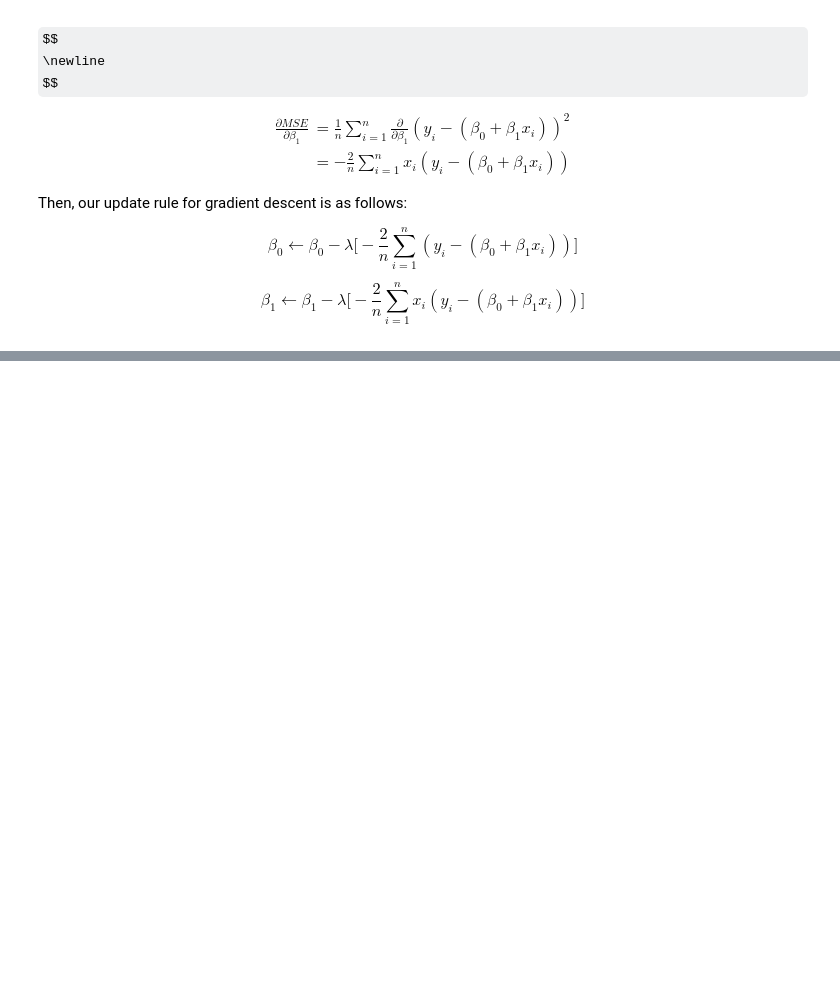
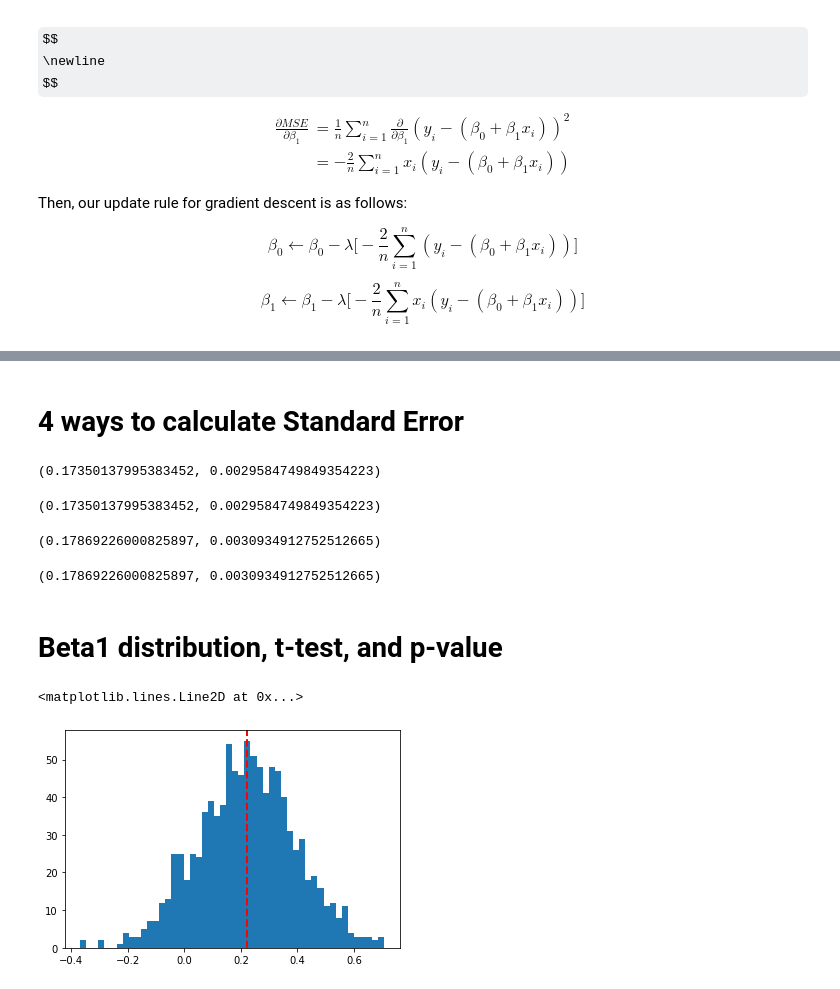
Before and after one commit to RobRoyce/DataScienceFundamentals, a Jupyter notebook: Linear Regression.ipynb, the cells around one changed output, grey strips where cells are left out. Cells and saved outputs as stored; diff of their text form; code cells hidden in the pictures; some formulas as TeX source; blank space fills up the shorter version.

```diff
--- a/Linear Regression.ipynb
+++ b/Linear Regression.ipynb
@@ -79,0 +126,32 @@ y = x + 2 * np.random.randn(len(x))
+# %% [markdown]
+# 4 ways to calculate Standard Error
+# %%
+np.sqrt(np.var(beta0)), np.sqrt(np.var(beta1))
+# %% [output]
+(0.17350137995383452, 0.0029584749849354223)
+# %%
+np.std(beta0), np.std(beta1)
+# %% [output]
+(0.17350137995383452, 0.0029584749849354223)
+# %%
+sigma = np.sqrt(len(x) * mean_squared_error(y, y_pred) / (len(x) - 2))
+seb0 = sigma * np.sqrt( (1/len(x)) + (x.mean() ** 2) / np.sum((x - x.mean()) ** 2))
+seb1 = sigma / np.sqrt(np.sum((x - x.mean()) ** 2))
+seb0, seb1
+# %% [output]
+(0.17869226000825897, 0.0030934912752512665)
+# %%
+sigma = np.sqrt(np.sum( ((y_pred - y) ** 2) / (len(x) - 2) ))
+seb0 = sigma * np.sqrt( (1/len(x)) + (x.mean() ** 2) / np.sum((x - x.mean()) ** 2))
+seb1 = sigma / np.sqrt(np.sum((x - x.mean()) ** 2))
+seb0, seb1
+# %% [output]
+(0.17869226000825897, 0.0030934912752512665)
+# %% [markdown]
+# Beta1 distribution, t-test, and p-value
+# %%
+plt.hist(beta0, bins=50)
+plt.axvline(np.mean(beta0), color='red', linestyle='dashed', linewidth=2)
+# %% [output]
+<matplotlib.lines.Line2D at 0x...>
+[figure, added]
```
Also changed, not shown: parts of 10 cells of this notebook.
